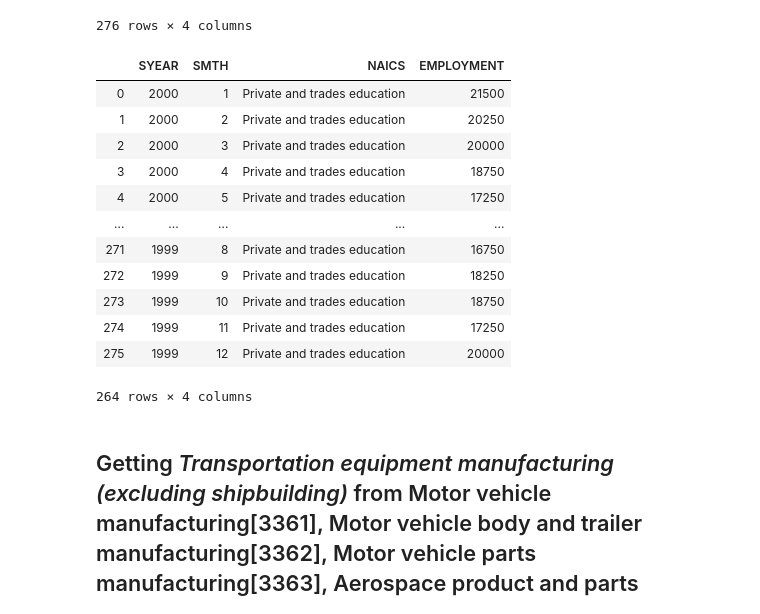
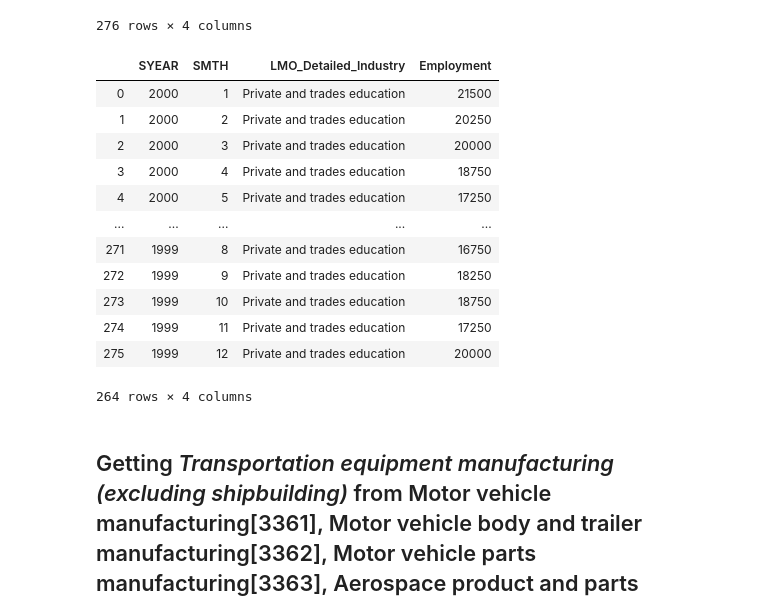
Before and after one commit to Hotlynn2/SERIES-ANALYSIS-OF-NAICS, a Jupyter notebook: Time Analysis Series.ipynb, the cells around one changed output. Cells and saved outputs as stored; diff of their text form; code cells hidden in the pictures.

```diff
--- a/Time Analysis Series.ipynb
+++ b/Time Analysis Series.ipynb
@@ -1488,10 +1488,10 @@ Private_and_trades_education
 276 rows × 4 columns
 # %%
 Private_and_trades_education = Private_and_trades_education[(Private_and_trades_education.SYEAR != 2019)]
-Finance.columns = ['SYEAR', 'SMTH', 'LMO_Detailed_Industry', 'Employment']
+Private_and_trades_education.columns = ['SYEAR', 'SMTH', 'LMO_Detailed_Industry', 'Employment']
 Private_and_trades_education
 # %% [output]
-|  | SYEAR | SMTH | NAICS | EMPLOYMENT |
+|  | SYEAR | SMTH | LMO_Detailed_Industry | Employment |
 | 0 | 2000 | 1 | Private and trades education | 21500 |
 | 1 | 2000 | 2 | Private and trades education | 20250 |
 | 2 | 2000 | 3 | Private and trades education | 20000 |
```
Also changed, not shown: parts of 8 cells of this notebook.
